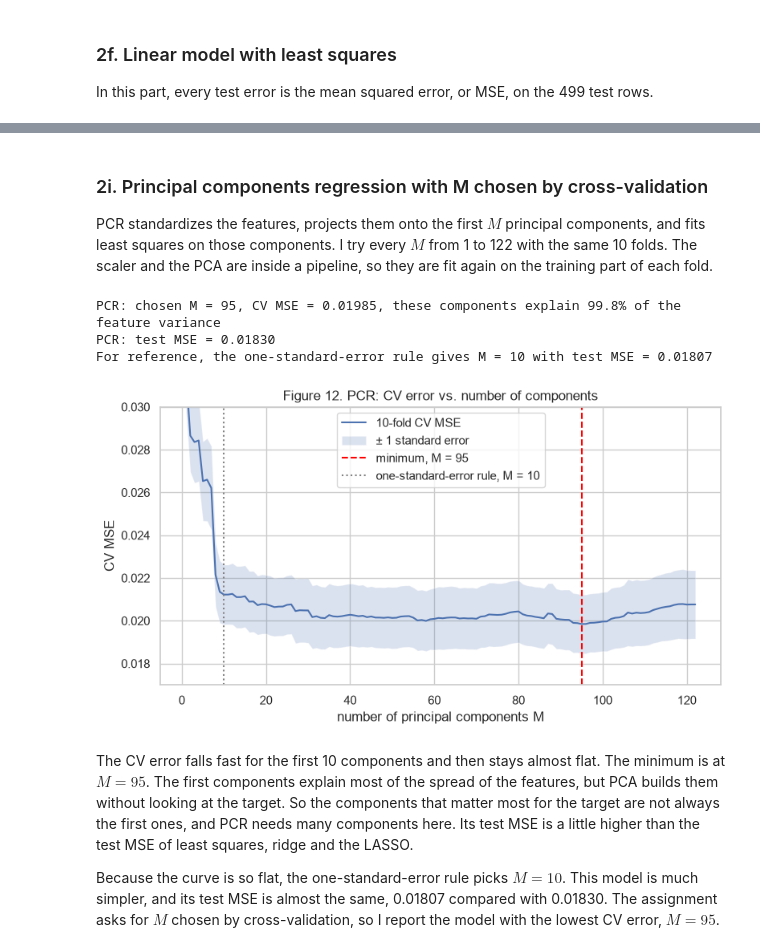
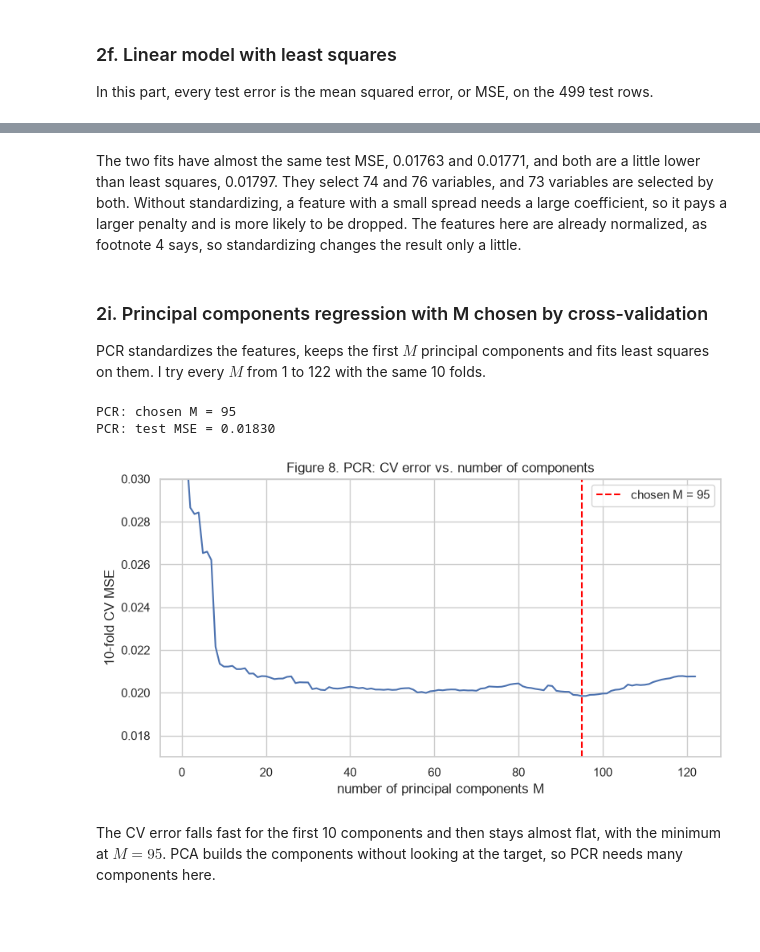
Before and after one commit to zous910814/dsci552-hw5, a Jupyter notebook: notebook/Huang_Chihwei_HW5.ipynb, the cells around one changed output, grey strips where cells are left out. Saved outputs shown, nothing was run; the diff lists cells and outputs as text; code cells hidden in the pictures; blank space fills up the shorter version.

```diff
--- a/notebook/Huang_Chihwei_HW5.ipynb
+++ b/notebook/Huang_Chihwei_HW5.ipynb
@@ -879,55 +468,36 @@ Footnote 4 says that the features are already normalized, so the two fits are st
+# %% [markdown]
+The two fits have almost the same test MSE, 0.01763 and 0.01771, and both are a little lower than least squares, 0.01797.
+They select 74 and 76 variables, and 73 variables are selected by both.
+Without standardizing, a feature with a small spread needs a large coefficient, so it pays a larger penalty and is more likely to be dropped.
+The features here are already normalized, as footnote 4 says, so standardizing changes the result only a little.
 # %% [markdown]
 ### 2i. Principal components regression with M chosen by cross-validation
 
-PCR standardizes the features, projects them onto the first $M$ principal components, and fits least squares on those components.
+PCR standardizes the features, keeps the first $M$ principal components and fits least squares on them.
 I try every $M$ from 1 to 122 with the same 10 folds.
-The scaler and the PCA are inside a pipeline, so they are fit again on the training part of each fold.
-# %%
-pcr = make_pipeline(StandardScaler(), PCA(), LinearRegression())
-pcr_search = GridSearchCV(pcr, {"pca__n_components": range(1, len(FEATURE_NAMES) + 1)},
-                          cv=kfold, scoring="neg_mean_squared_error", n_jobs=-1).fit(X_train, y_train)
-best_m = pcr_search.best_params_["pca__n_components"]
-results["PCR"] = mean_squared_error(y_test, pcr_search.predict(X_test))
-
-pcr_cv = pd.DataFrame(pcr_search.cv_results_)
-pcr_cv_mse = -pcr_cv["mean_test_score"].to_numpy()
-pcr_cv_se = pcr_cv["std_test_score"].to_numpy() / np.sqrt(kfold.get_n_splits())
-explained = pcr_search.best_estimator_["pca"].explained_variance_ratio_.sum()
-
-print(f"PCR: chosen M = {best_m}, CV MSE = {pcr_cv_mse.min():.5f}, "
-      f"these components explain {explained:.1%} of the feature variance")
-print(f"PCR: test MSE = {results['PCR']:.5f}")
-
-m_1se = int(np.argmax(pcr_cv_mse <= pcr_cv_mse.min() + pcr_cv_se[best_m - 1])) + 1
-pcr_1se = make_pipeline(StandardScaler(), PCA(n_components=m_1se), LinearRegression()).fit(X_train, y_train)
-print(f"For reference, the one-standard-error rule gives M = {m_1se} "
-      f"with test MSE = {mean_squared_error(y_test, pcr_1se.predict(X_test)):.5f}")
-# %% [output]
-PCR: chosen M = 95, CV MSE = 0.01985, these components explain 99.8% of the feature variance
-PCR: test MSE = 0.01830
-For reference, the one-standard-error rule gives M = 10 with test MSE = 0.01807
 # %%
+pcr = make_pipeline(StandardScaler(), PCA(), LinearRegression())
+pcr_search = GridSearchCV(pcr, {"pca__n_components": range(1, len(FEATURE_NAMES) + 1)},
+                          cv=kfold, scoring="neg_mean_squared_error", n_jobs=-1).fit(X_train, y_train)
+best_m = pcr_search.best_params_["pca__n_components"]
+pcr_cv_mse = -pcr_search.cv_results_["mean_test_score"]
+print(f"PCR: chosen M = {best_m}")
+print(f"PCR: test MSE = {mean_squared_error(y_test, pcr_search.predict(X_test)):.5f}")
+
 fig, ax = plt.subplots(figsize=(9, 4.5))
-m_values = np.arange(1, len(FEATURE_NAMES) + 1)
-ax.plot(m_values, pcr_cv_mse, label="10-fold CV MSE")
-ax.fill_between(m_values, pcr_cv_mse - pcr_cv_se, pcr_cv_mse + pcr_cv_se, alpha=0.2, label="± 1 standard error")
-ax.axvline(best_m, color="red", ls="--", label=f"minimum, M = {best_m}")
-ax.axvline(m_1se, color="gray", ls=":", label=f"one-standard-error rule, M = {m_1se}")
-ax.set(xlabel="number of principal components M", ylabel="CV MSE", ylim=(0.017, 0.03),
-       title="Figure 12. PCR: CV error vs. number of components")
+ax.plot(np.arange(1, len(FEATURE_NAMES) + 1), pcr_cv_mse)
+ax.axvline(best_m, color="red", ls="--", label=f"chosen M = {best_m}")
+ax.set(xlabel="number of principal components M", ylabel="10-fold CV MSE", ylim=(0.017, 0.03),
+       title="Figure 8. PCR: CV error vs. number of components")
 ax.legend()
 plt.show()
 # %% [output]
+PCR: chosen M = 95
+PCR: test MSE = 0.01830
-[figure, old version]
+[figure, new version]
-# %% [markdown]
-The CV error falls fast for the first 10 components and then stays almost flat. The minimum is at $M = 95$.
-The first components explain most of the spread of the features, but PCA builds them without looking at the target.
-So the components that matter most for the target are not always the first ones, and PCR needs many components here.
-Its test MSE is a little higher than the test MSE of least squares, ridge and the LASSO.
-
-Because the curve is so flat, the one-standard-error rule picks $M = 10$. This model is much simpler,
-and its test MSE is almost the same, 0.01807 compared with 0.01830.
-The assignment asks for $M$ chosen by cross-validation, so I report the model with the lowest CV error, $M = 95$.
+# %% [markdown]
+The CV error falls fast for the first 10 components and then stays almost flat, with the minimum at $M = 95$.
+PCA builds the components without looking at the target, so PCR needs many components here.
 # %% [markdown]
 ### 2j. L1-penalized gradient boosting tree with XGBoost
 
```
Also changed, not shown: parts of 82 cells of this notebook.
